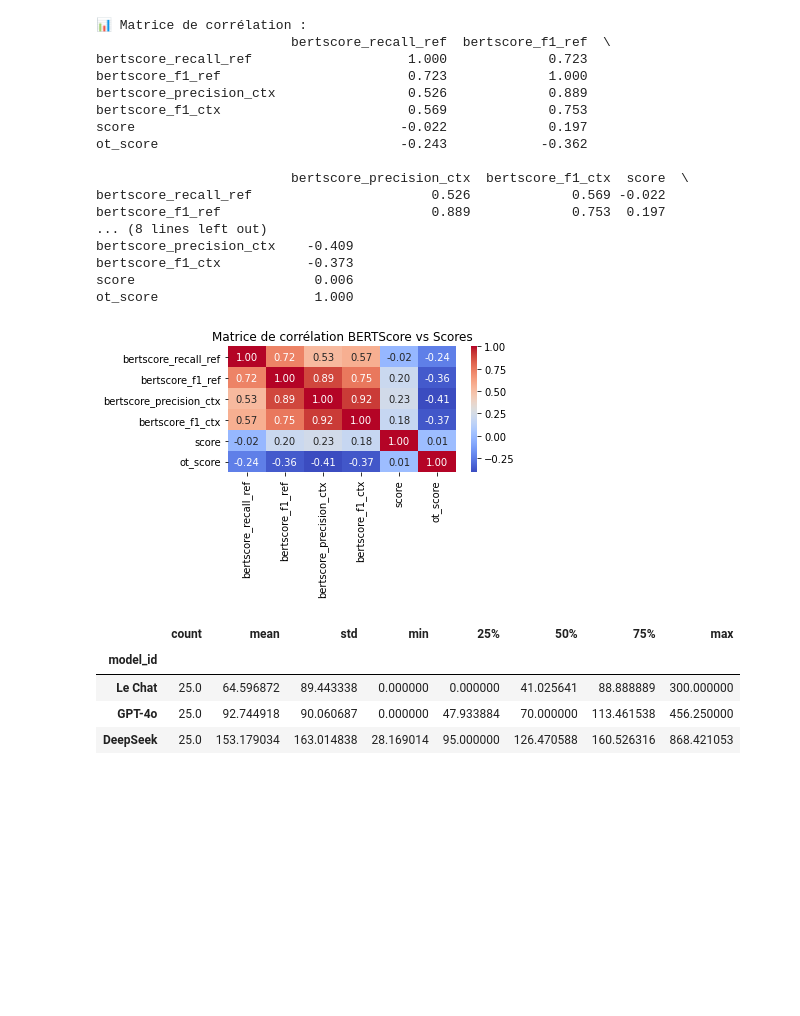
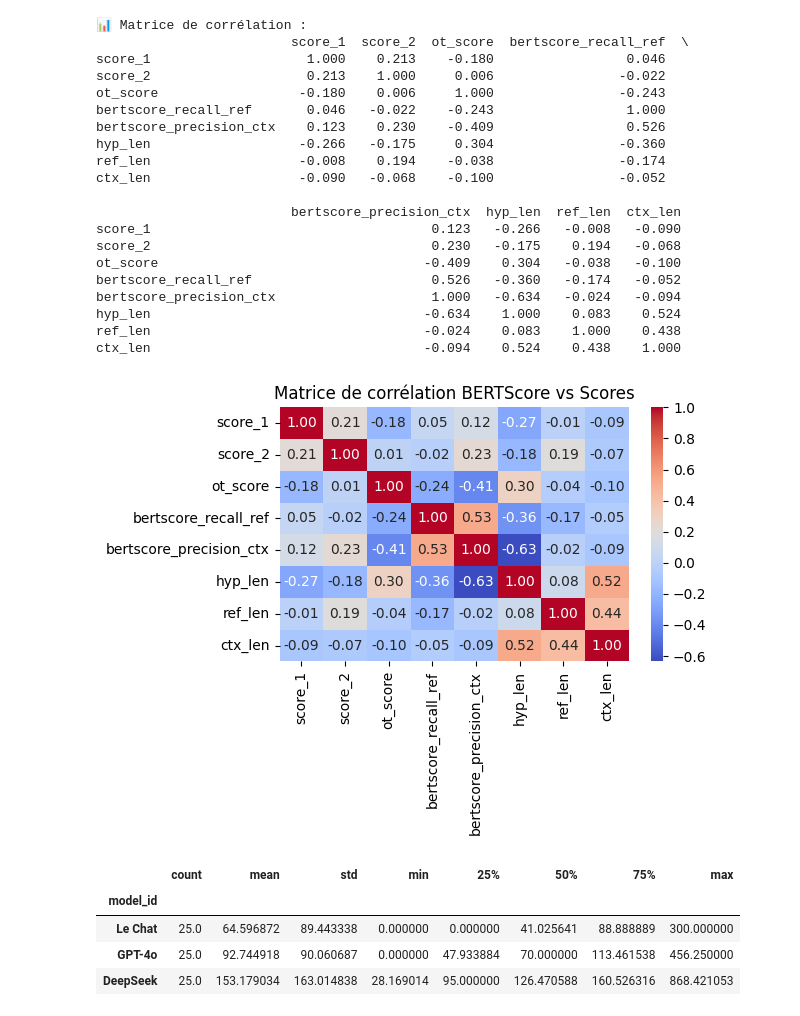
Before and after one commit to dieuantoine/aiter, a Jupyter notebook: analysis/notebooks/scores_analysis copy.ipynb, the cells around one changed output. Drawn from its saved outputs; the diff is of its cells as text; code cells hidden in the pictures; blank space fills up the shorter version.

Commit message:
results_analysis

```diff
--- a/analysis/notebooks/scores_analysis copy.ipynb
+++ b/analysis/notebooks/scores_analysis copy.ipynb
@@ -1,6 +1,6 @@
 # %%
 import pandas as pd
 
-df = pd.read_csv("../../data/results/results_1_w_bertscore.csv")
+df = pd.read_csv("../../data/results/merged_results.csv")
 df
 # %% [output]
@@ -20,47 +30,55 @@ df
 # %%
 import seaborn as sns
 import matplotlib.pyplot as plt
 
 # Sélectionner les colonnes concernées
 cols = [
+    "score_1",
+    "score_2",
+    "ot_score",
+#    "global_score",
     "bertscore_recall_ref",
-    "bertscore_f1_ref",
+#    "bertscore_f1_ref",
     "bertscore_precision_ctx",
-    "bertscore_f1_ctx",
-    "score",
-    "ot_score"
+#    "bertscore_f1_ctx",
+    "hyp_len",
+    "ref_len",
+    "ctx_len"
 ]
 
 corr_matrix = df[cols].corr()
 
 # Afficher la matrice
 print("\n📊 Matrice de corrélation :")
 print(corr_matrix.round(3))
 
 # (Optionnel) Heatmap
 sns.heatmap(corr_matrix, annot=True, fmt=".2f", cmap="coolwarm")
 plt.title("Matrice de corrélation BERTScore vs Scores")
 plt.tight_layout()
 plt.show()
 # %% [output]
 📊 Matrice de corrélation :
-                         bertscore_recall_ref  bertscore_f1_ref  \
-bertscore_recall_ref                    1.000             0.723
-bertscore_f1_ref                        0.723             1.000
-bertscore_precision_ctx                 0.526             0.889
-bertscore_f1_ctx                        0.569             0.753
-score                                  -0.022             0.197
-ot_score                               -0.243            -0.362
+                         score_1  score_2  ot_score  bertscore_recall_ref  \
+score_1                    1.000    0.213    -0.180                 0.046
+score_2                    0.213    1.000     0.006                -0.022
+ot_score                  -0.180    0.006     1.000                -0.243
+bertscore_recall_ref       0.046   -0.022    -0.243                 1.000
+bertscore_precision_ctx    0.123    0.230    -0.409                 0.526
+hyp_len                   -0.266   -0.175     0.304                -0.360
+ref_len                   -0.008    0.194    -0.038                -0.174
+ctx_len                   -0.090   -0.068    -0.100                -0.052
 
-                         bertscore_precision_ctx  bertscore_f1_ctx  score  \
-bertscore_recall_ref                       0.526             0.569 -0.022
-bertscore_f1_ref                           0.889             0.753  0.197
-... (8 lines left out)
-bertscore_precision_ctx    -0.409
-bertscore_f1_ctx           -0.373
-score                       0.006
-ot_score                    1.000
+                         bertscore_precision_ctx  hyp_len  ref_len  ctx_len
+score_1                                    0.123   -0.266   -0.008   -0.090
+score_2                                    0.230   -0.175    0.194   -0.068
+ot_score                                  -0.409    0.304   -0.038   -0.100
+bertscore_recall_ref                       0.526   -0.360   -0.174   -0.052
+bertscore_precision_ctx                    1.000   -0.634   -0.024   -0.094
+hyp_len                                   -0.634    1.000    0.083    0.524
+ref_len                                   -0.024    0.083    1.000    0.438
+ctx_len                                   -0.094    0.524    0.438    1.000
-[figure, old version]
+[figure, new version]
 # %%
 df.groupby("model_id")["ot_score"].describe().sort_values("mean")
 # %% [output]
```
Also changed, not shown: parts of 2 cells of this notebook, 3 other files.
